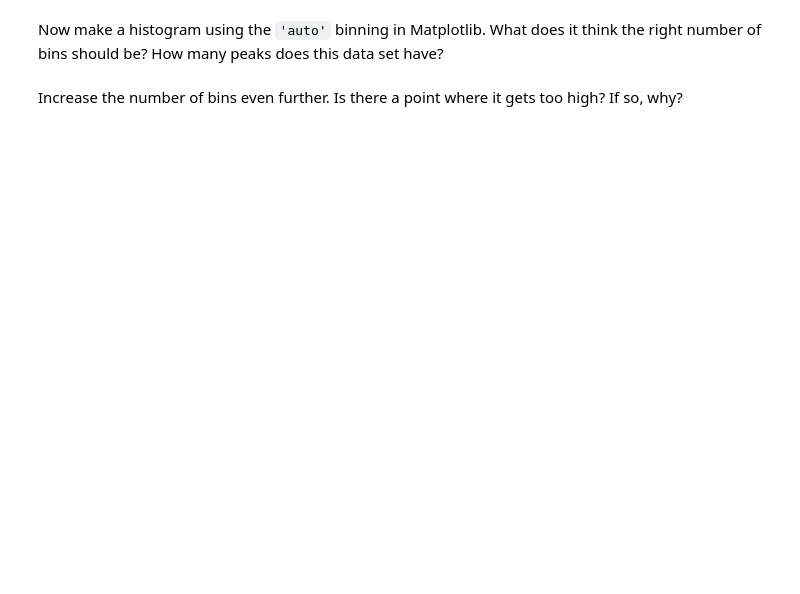
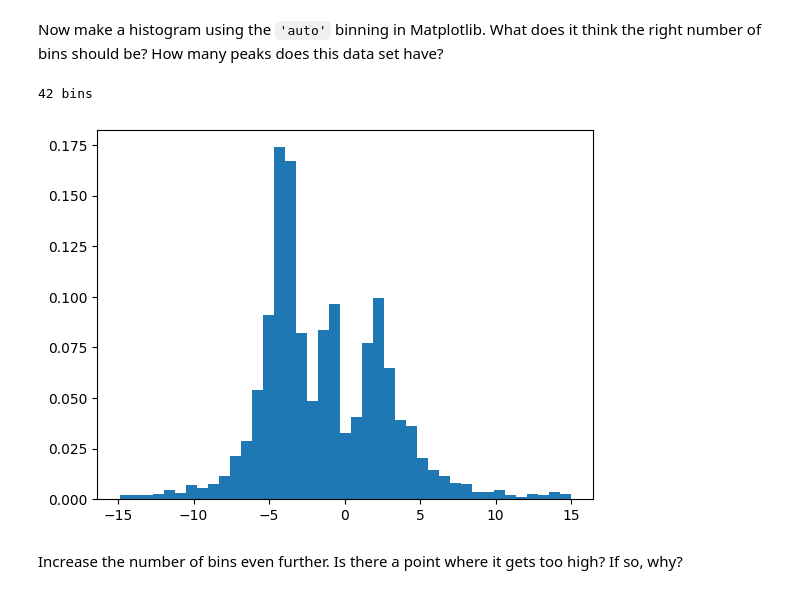
Before and after one commit to ASTR154/nonparametric-modeling, a Jupyter notebook: nonparametric-modeling.ipynb, the cells around one changed output. Drawn from its saved outputs; the diff is of its cells as text; code cells hidden in the pictures; blank space fills up the shorter version.

```diff
--- a/nonparametric-modeling.ipynb
+++ b/nonparametric-modeling.ipynb
@@ -26,7 +29,10 @@ plt.hist(  # complete
 # %% [markdown]
 Now make a histogram using the `'auto'` binning in Matplotlib. What does it think the right number of bins should be? How many peaks does this data set have?
 # %%
-n, b, p = plt.hist(  # complete
+n, b, p = plt.hist(x, 'auto', density=True)
 print(len(b), 'bins')
+# %% [output]
+42 bins
+[figure, added]
 # %% [markdown]
 Increase the number of bins even further. Is there a point where it gets too high? If so, why?
```
Also changed, not shown: parts of 7 cells of this notebook.
